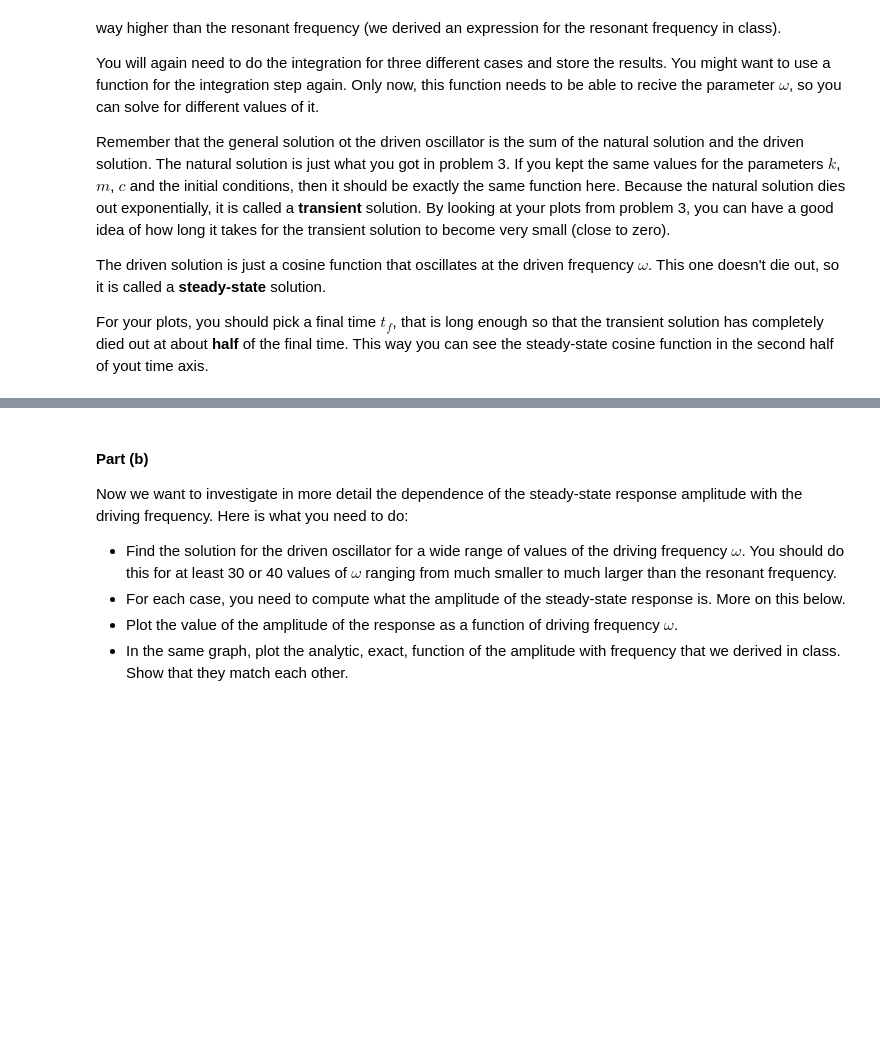
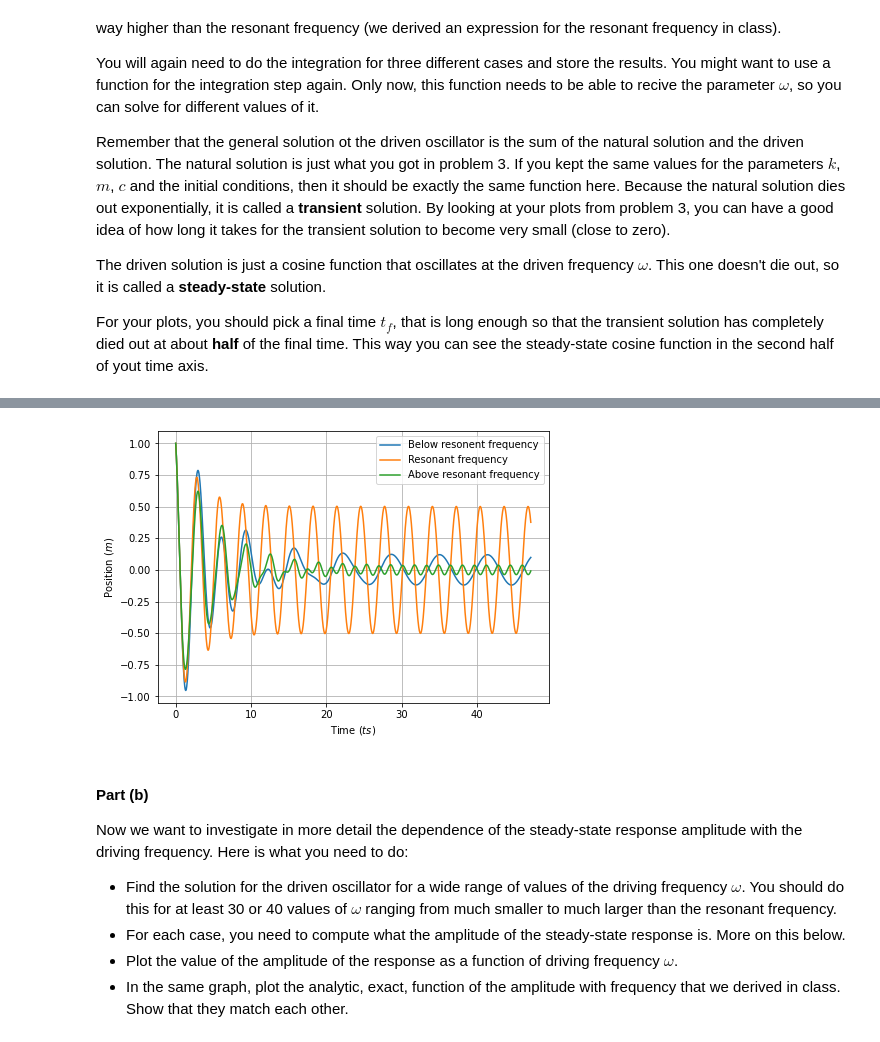
Before and after one commit to Youngposeidon/computational-mechanics-delivery, a Jupyter notebook: project2.ipynb, the cells around one changed output, grey strips where cells are left out. Drawn from its saved outputs; the diff is of its cells as text; code cells hidden in the pictures; blank space fills up the shorter version.

```diff
--- a/project2.ipynb
+++ b/project2.ipynb
@@ -353,3 +403,7 @@ Notice that in the second (right) half of my time axis, the three solutions have
+# %%
+PhysPlot.multiplot(t, [x1,x2,x3], ["Below resonent frequency","Resonant frequency", "Above resonant frequency"], r"Time ($ts$)", r"Position ($m$)")
+# %% [output]
+[figure, added]
 # %% [markdown]
 #### Part (b)
 Now we want to investigate in more detail the dependence of the steady-state response amplitude with the driving frequency.
```
Also changed, not shown: parts of 2 cells of this notebook.
